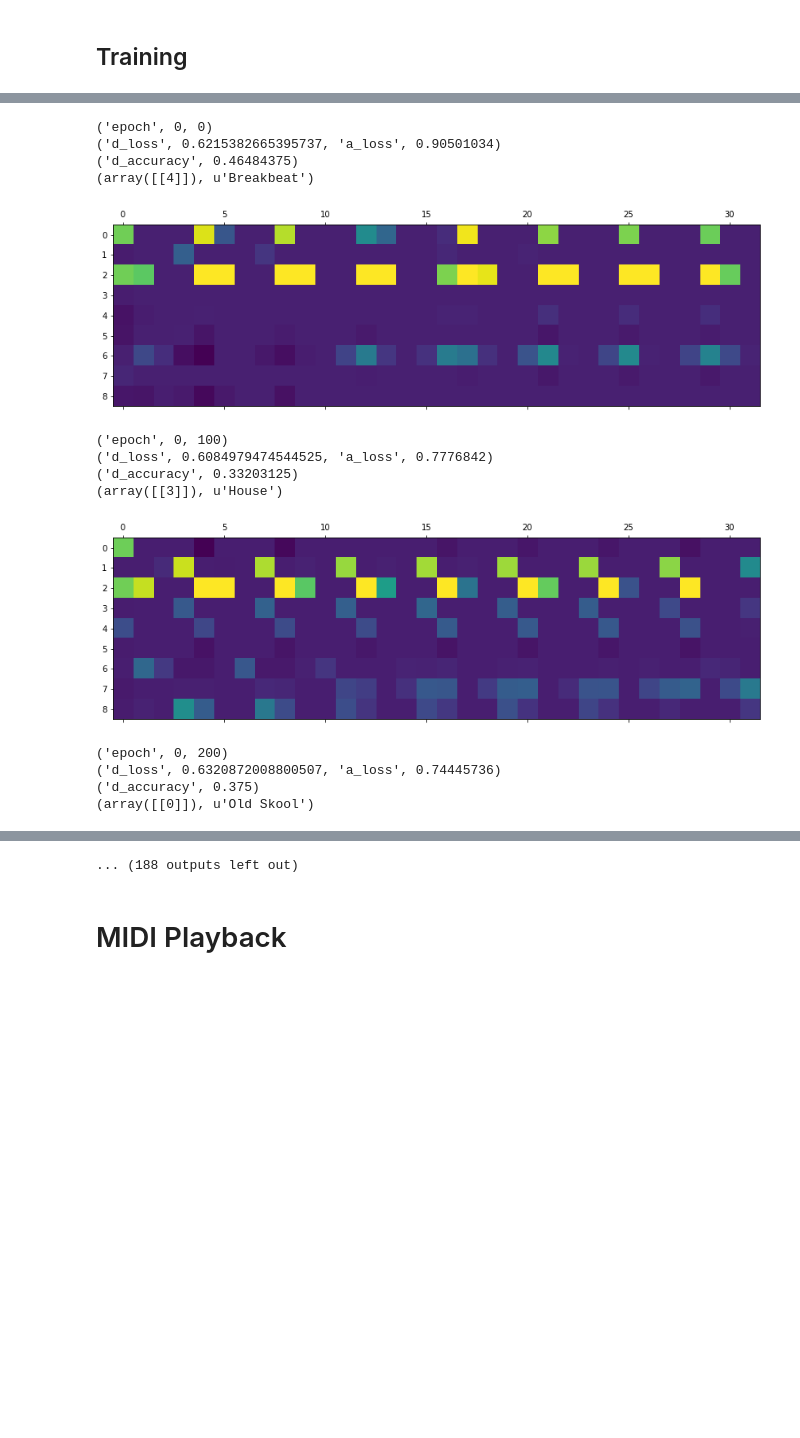
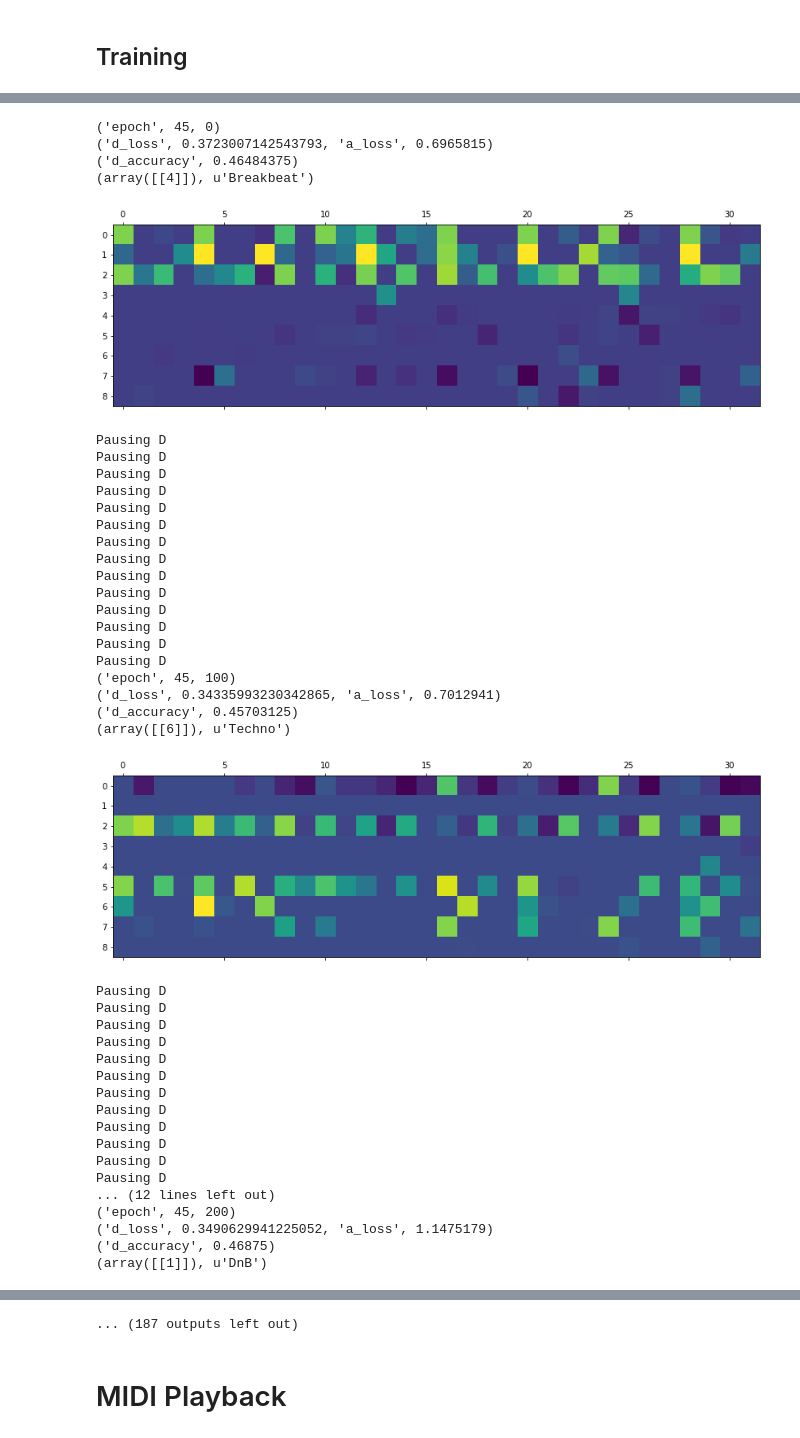
Before and after one commit to naotokui/CreativeGAN-Rhythm, a Jupyter notebook: midi_drum_gan-groovemidi_conditioned_updated.ipynb, the cells around one changed output, grey strips where cells are left out. Drawn from its saved outputs; the diff is of its cells as text; code cells hidden in the pictures; blank space fills up the shorter version.

```diff
--- a/midi_drum_gan-groovemidi_conditioned_updated.ipynb
+++ b/midi_drum_gan-groovemidi_conditioned_updated.ipynb
@@ -98,20 +91,0 @@ We only use genres with enough data here.
-# %%
-# genres
-all_genres = {}
-for path in filepaths:
-    _path = os.path.basename(path)
-    path = _path.split("_")[1]
-    genre = path.split("-")[0]
-    if genre not in all_genres:
-        all_genres[genre] = 1
-    else:
-        all_genres[genre] += 1
-print (all_genres)
-
-# genre used. ignore genres without enough data
-GENRES = []
-for genre, nb in all_genres.iteritems():
-    if nb > 25:
-        GENRES.append(genre)
-print(GENRES)
-NB_GENRES = len(GENRES)
@@ -510,3 +335,7 @@ tensorboard --logdir=/tmp/tf_logs/20190721-183421/
+# %%
+gan.load_weights("./tmp/c_gan-epoch-044-0.89933.h5")
+discriminator.load_weights("./tmp/c_discriminator-epoch-044-0.30924.h5")
+generator.load_weights("./tmp/c_generator-epoch-044-0.89933.h5")
 # %%
 
 batch_size = 32
@@ -525,7 +354,7 @@ fake_labels = np.zeros((batch_size, 1))
 train_d = True
 train_g = True
 
-for epoch in range(0, nb_epochs):
+for epoch in range(45, nb_epochs):
 
     nb_steps = int(nb_samples/batch_size)
     for repeat in range(nb_steps):
@@ -594,42 +423,69 @@ for epoch in range(0, nb_epochs):
             train_g = True
 
         # update layer
 #         discriminator.set_weights(cache_weights)
 
         if repeat % 100 == 0:
             print("epoch", epoch, repeat)
             print("d_loss", m_d_loss, "a_loss", a_loss) # print mean loss)
             print("d_accuracy", m_d_accuracy )
 
             # sample output
             noise = get_noise(1, len_input)
             labels_random = np.random.randint(0, NB_GENRES, 1).reshape(-1, 1)
             drum_generated = generator.predict([noise, labels_random])
 
             print (labels_random, GENRES[int(labels_random)])
             plot_drum_matrix(drum_generated)
 
             print
             print
 
 
     # store temporary models
     if (epoch + 1) % 5 == 0:
         generator.save("./tmp/c_generator-epoch-%03d-%0.5f.h5" % (epoch, a_loss))
         gan.save("./tmp/c_gan-epoch-%03d-%0.5f.h5" % (epoch, a_loss))
         discriminator.save("./tmp/c_discriminator-epoch-%03d-%0.5f.h5" % (epoch, m_d_loss))
 # %% [output]
-('epoch', 0, 0)
-('d_loss', 0.6215382665395737, 'a_loss', 0.90501034)
+('epoch', 45, 0)
+('d_loss', 0.3723007142543793, 'a_loss', 0.6965815)
 ('d_accuracy', 0.46484375)
 (array([[4]]), u'Breakbeat')
-[figure, old version]
+[figure, new version]
-('epoch', 0, 100)
-('d_loss', 0.6084979474544525, 'a_loss', 0.7776842)
-('d_accuracy', 0.33203125)
-(array([[3]]), u'House')
+Pausing D
+Pausing D
+Pausing D
+Pausing D
+Pausing D
+Pausing D
+Pausing D
+Pausing D
+Pausing D
+Pausing D
+Pausing D
+Pausing D
+Pausing D
+Pausing D
+('epoch', 45, 100)
+('d_loss', 0.34335993230342865, 'a_loss', 0.7012941)
+('d_accuracy', 0.45703125)
+(array([[6]]), u'Techno')
-[figure, old version]
+[figure, new version]
-('epoch', 0, 200)
-('d_loss', 0.6320872008800507, 'a_loss', 0.74445736)
-('d_accuracy', 0.375)
-(array([[0]]), u'Old Skool')
+Pausing D
+Pausing D
+Pausing D
+Pausing D
+Pausing D
+Pausing D
+Pausing D
+Pausing D
+Pausing D
+Pausing D
+Pausing D
+Pausing D
+... (12 lines left out)
+('epoch', 45, 200)
+('d_loss', 0.3490629941225052, 'a_loss', 1.1475179)
+('d_accuracy', 0.46875)
+(array([[1]]), u'DnB')
@@ -652,4 +548,4 @@ for epoch in range(0, nb_epochs):
-... (188 outputs left out)
+... (187 outputs left out)
 # %%
 for i in range(3):
     noise = get_noise(1, len_input)
```
Also changed, not shown: parts of 8 cells of this notebook, 1 other file.
